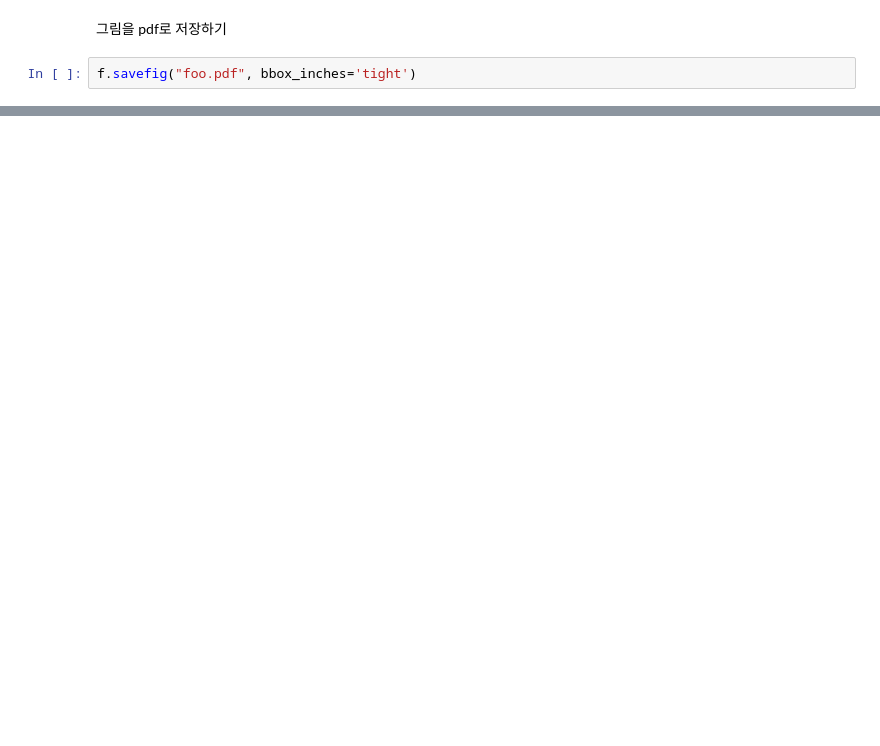
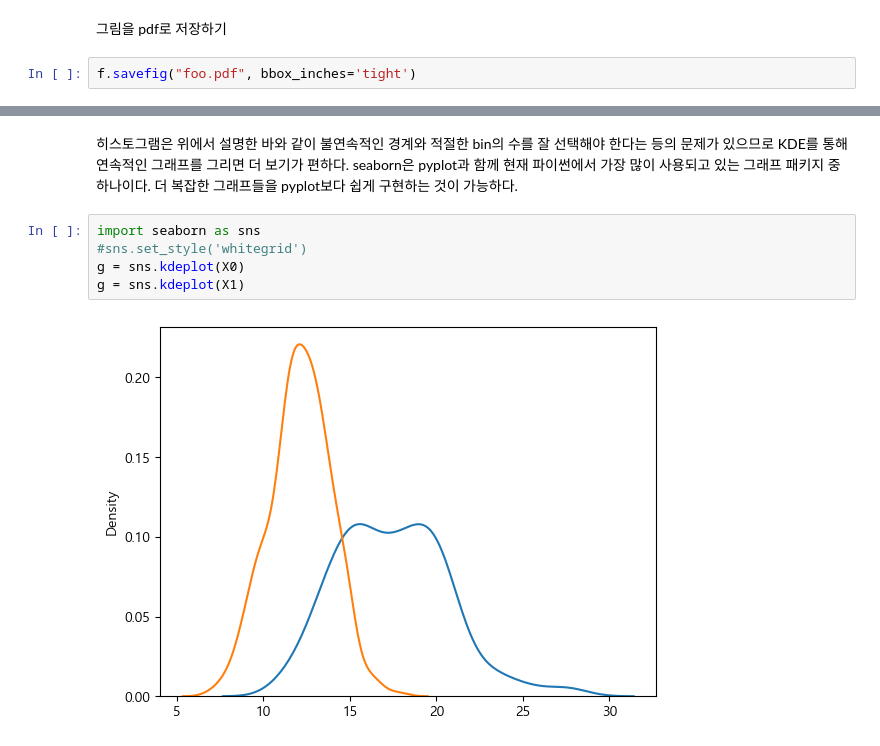
Before and after one commit to supark1227/MachineLearning, a Jupyter notebook: 03.PyplotTutorial.ipynb, the cells around one changed output, grey strips where cells are left out. Cells and saved outputs as stored; diff of their text form; blank space fills up the shorter version.

```diff
--- a/03.PyplotTutorial.ipynb
+++ b/03.PyplotTutorial.ipynb
@@ -256,0 +309,11 @@ f.savefig("foo.pdf", bbox_inches='tight')
+# %% [markdown]
+히스토그램은 위에서 설명한 바와 같이 불연속적인 경계와 적절한 bin의 수를 잘 선택해야 한다는 등의 문제가 있으므로 KDE를 통해 연속적인 그래프를 그리면 더 보기가 편하다.
+seaborn은 pyplot과 함께 현재 파이썬에서 가장 많이 사용되고 있는 그래프 패키지 중 하나이다.
+더 복잡한 그래프들을 pyplot보다 쉽게 구현하는 것이 가능하다.
+# %%
+import seaborn as sns
+#sns.set_style('whitegrid')
+g = sns.kdeplot(X0)
+g = sns.kdeplot(X1)
+# %% [output]
+[figure, added]
```
Also changed, not shown: parts of 20 cells of this notebook, 5 other files.
